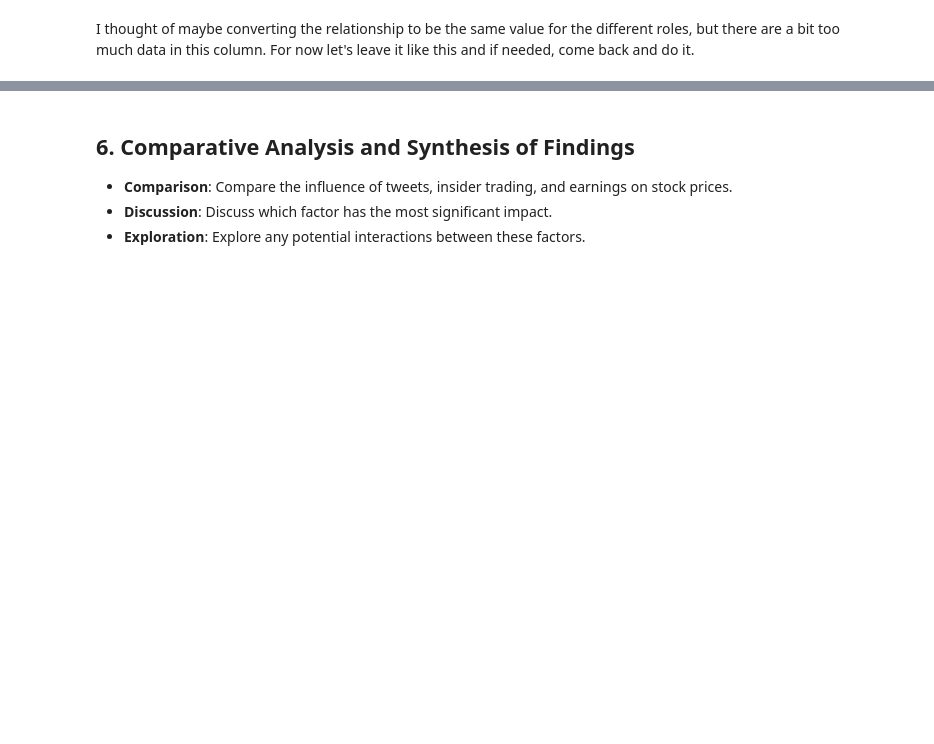
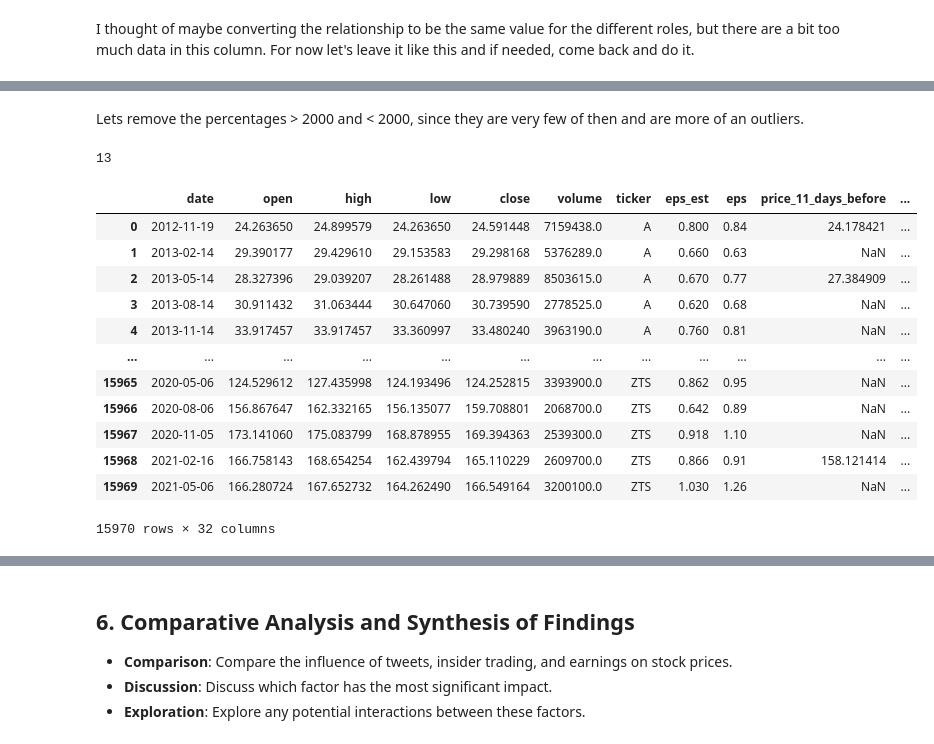
Before and after one commit to thunder913/Data-Science, a Jupyter notebook: stock_analysis.ipynb, the cells around one changed output, grey strips where cells are left out. Drawn from its saved outputs; the diff is of its cells as text; code cells hidden in the pictures; blank space fills up the shorter version.

```diff
--- a/stock_analysis.ipynb
+++ b/stock_analysis.ipynb
@@ -331,0 +483,18 @@ TODO do this about all the datasets
+# %%
+def calculate_diff_percent(first, second, threshold=1e-5):
+    if abs(second) < threshold:
+        return 0  # Avoid division by zero or near-zero
+    else:
+        return ((first - second) / abs(second)) * 100
+# %%
+merged_data['eps_diff_percent'] = merged_data.apply(
+    lambda row: calculate_diff_percent(row['eps'], row['eps_est'], 1e-5), axis=1
+)
+# %% [markdown]
+Lets remove the percentages > 2000 and < 2000, since they are very few of then and are more of an outliers.
+# %%
+len(merged_data[(merged_data.eps_diff_percent < -2000) | (merged_data.eps_diff_percent > 2000)])
+# %% [output]
+13
+# %%
+merged_data = merged_data.drop(merged_data[(merged_data.eps_diff_percent < -2000) | (merged_data.eps_diff_percent > 2000)].index)
@@ -331,0 +511,16 @@ TODO do this about all the datasets
+# %%
+merged_data
+# %% [output]
+|  | date | open | high | low | close | volume | ticker | eps_est | eps | price_11_days_before | ... |
+| 0 | 2012-11-19 | 24.263650 | 24.899579 | 24.263650 | 24.591448 | 7159438.0 | A | 0.800 | 0.84 | 24.178421 | ... |
+| 1 | 2013-02-14 | 29.390177 | 29.429610 | 29.153583 | 29.298168 | 5376289.0 | A | 0.660 | 0.63 | NaN | ... |
+| 2 | 2013-05-14 | 28.327396 | 29.039207 | 28.261488 | 28.979889 | 8503615.0 | A | 0.670 | 0.77 | 27.384909 | ... |
+| 3 | 2013-08-14 | 30.911432 | 31.063444 | 30.647060 | 30.739590 | 2778525.0 | A | 0.620 | 0.68 | NaN | ... |
+| 4 | 2013-11-14 | 33.917457 | 33.917457 | 33.360997 | 33.480240 | 3963190.0 | A | 0.760 | 0.81 | NaN | ... |
+| ... | ... | ... | ... | ... | ... | ... | ... | ... | ... | ... | ... |
+| 15965 | 2020-05-06 | 124.529612 | 127.435998 | 124.193496 | 124.252815 | 3393900.0 | ZTS | 0.862 | 0.95 | NaN | ... |
+| 15966 | 2020-08-06 | 156.867647 | 162.332165 | 156.135077 | 159.708801 | 2068700.0 | ZTS | 0.642 | 0.89 | NaN | ... |
+| 15967 | 2020-11-05 | 173.141060 | 175.083799 | 168.878955 | 169.394363 | 2539300.0 | ZTS | 0.918 | 1.10 | NaN | ... |
+| 15968 | 2021-02-16 | 166.758143 | 168.654254 | 162.439794 | 165.110229 | 2609700.0 | ZTS | 0.866 | 0.91 | 158.121414 | ... |
+| 15969 | 2021-05-06 | 166.280724 | 167.652732 | 164.262490 | 166.549164 | 3200100.0 | ZTS | 1.030 | 1.26 | NaN | ... |
+15970 rows × 32 columns
```
Also changed, not shown: parts of 39 cells of this notebook.
